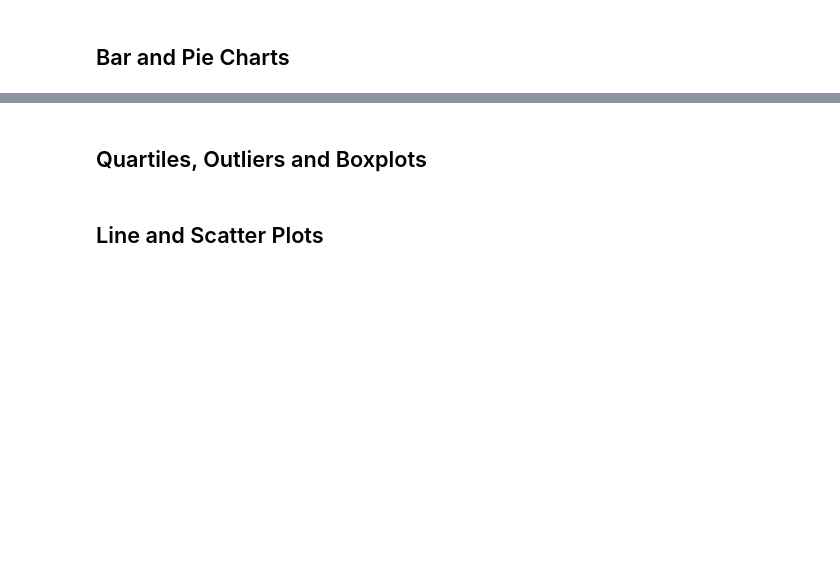
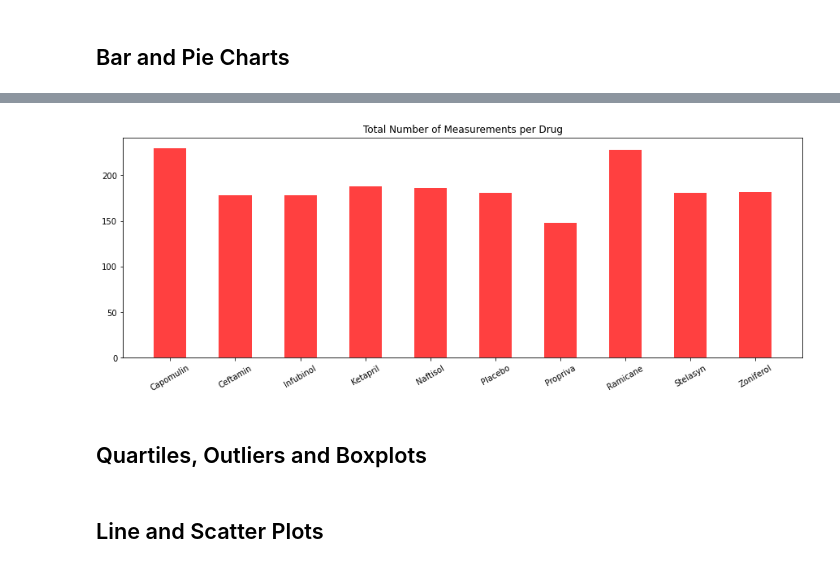
Before and after one commit to nikoelvambuena95/matplotlib-challenge, a Jupyter notebook: Pymaceuticals/Pymaceuticals_Starter.ipynb, the cells around one changed output, grey strips where cells are left out. Saved outputs shown, nothing was run; the diff lists cells and outputs as text; code cells hidden in the pictures; blank space fills up the shorter version.

```diff
--- a/Pymaceuticals/Pymaceuticals_Starter.ipynb
+++ b/Pymaceuticals/Pymaceuticals_Starter.ipynb
@@ -159,2 +166,10 @@ drug_and_tumor_df
 # %%
-# Generate a bar plot showing the total number of measurements taken on each drug regimen using using pyplot.
+## Generate a bar plot showing the total number of measurements taken on each drug regimen using using pyplot.
+fig, ax = plt.subplots(figsize=(15,5))
+plt.bar(total_measurement_df.index, total_measurement_df['Tumor Volume (mm3)'], color='r', alpha=0.75, align='center',
+       width=.5)
+plt.title('Total Number of Measurements per Drug')
+plt.xticks(rotation = 30)
+plt.show()
+# %% [output]
+[figure, added]
```
Also changed, not shown: parts of 5 cells of this notebook, 1 other file.
